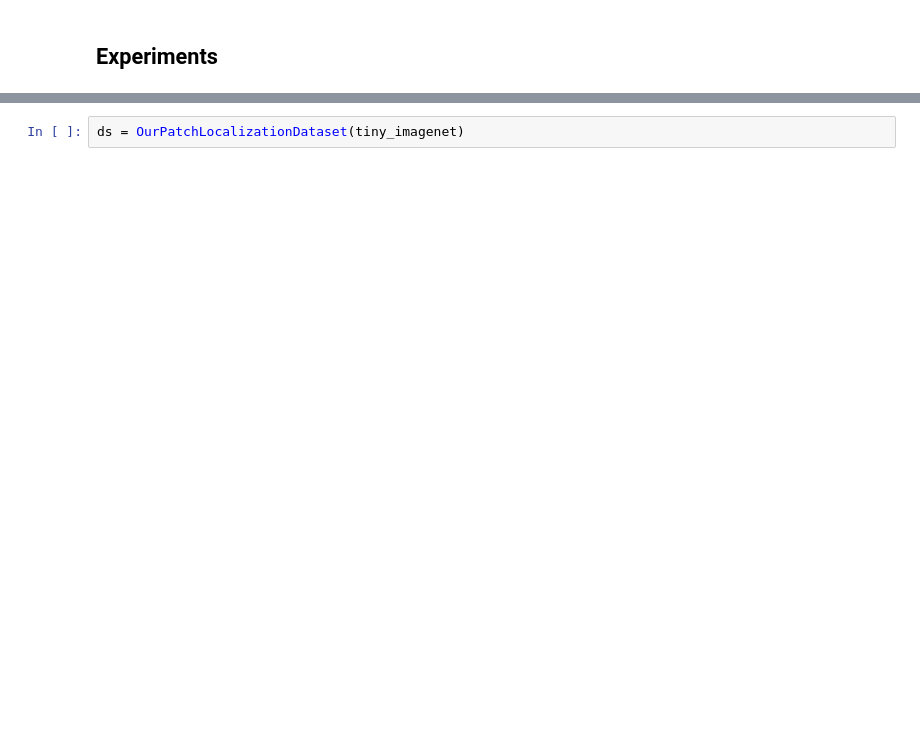
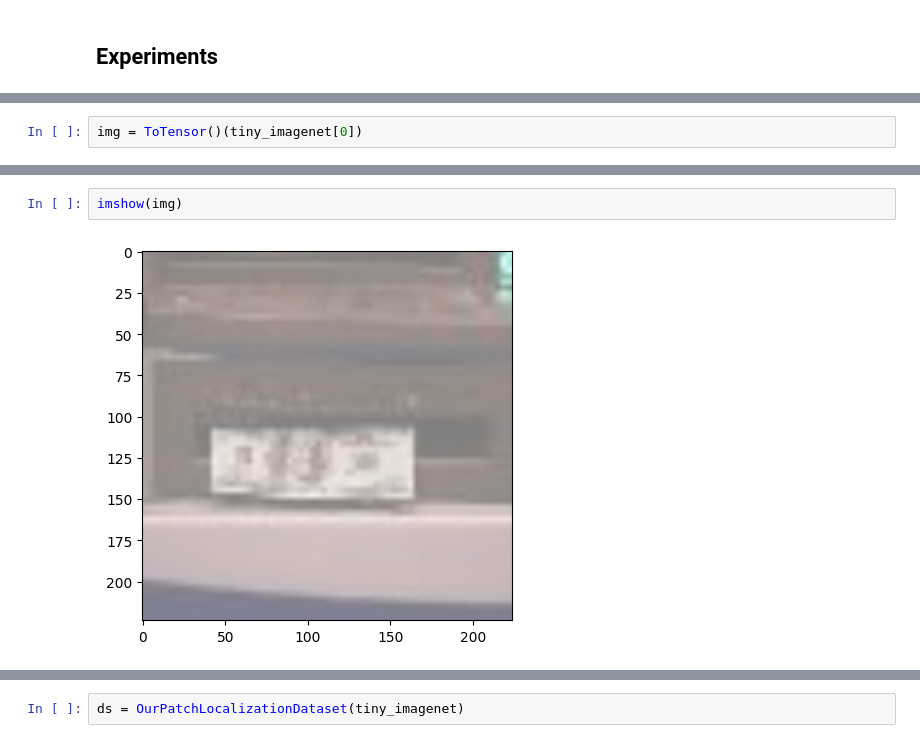
Before and after one commit to fyangch/DeepLearning2022, a Jupyter notebook: DustinNotebook.ipynb, the cells around one changed output, grey strips where cells are left out. Cells and saved outputs as stored; diff of their text form; blank space fills up the shorter version.

```diff
--- a/DustinNotebook.ipynb
+++ b/DustinNotebook.ipynb
@@ -83,3 +109,5 @@ AUGMENTATIONS = [
     GaussianBlur(kernel_size=23, sigma=(0.1, 0.2)),
     RandomSolarize(192, p=0.5),
 ]
+# %%
+img = ToTensor()(tiny_imagenet[0])
@@ -85,0 +136,4 @@ AUGMENTATIONS = [
+# %%
+imshow(img)
+# %% [output]
+[figure, added]
```
Also changed, not shown: parts of 21 cells of this notebook, 1 other file.
